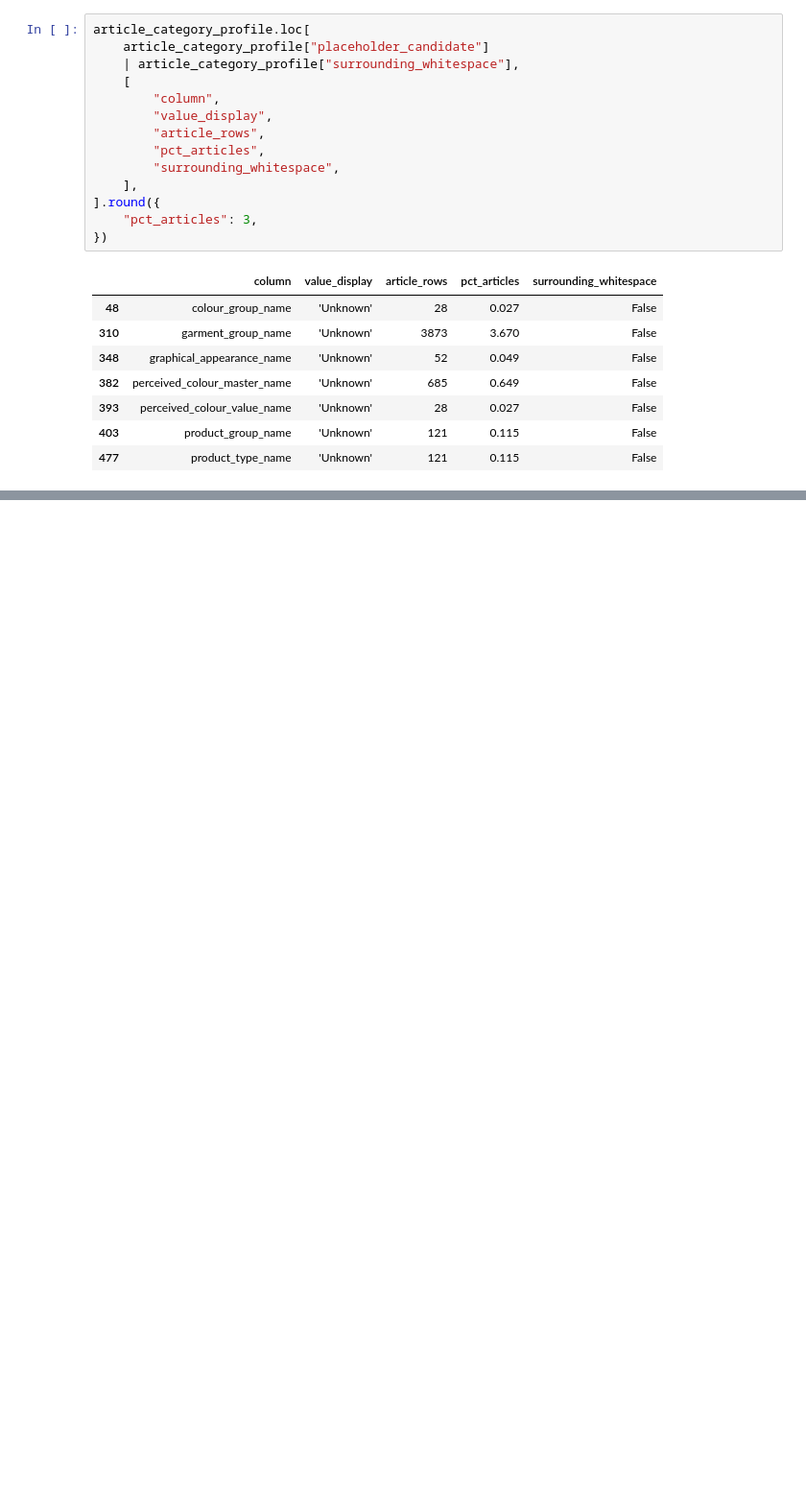
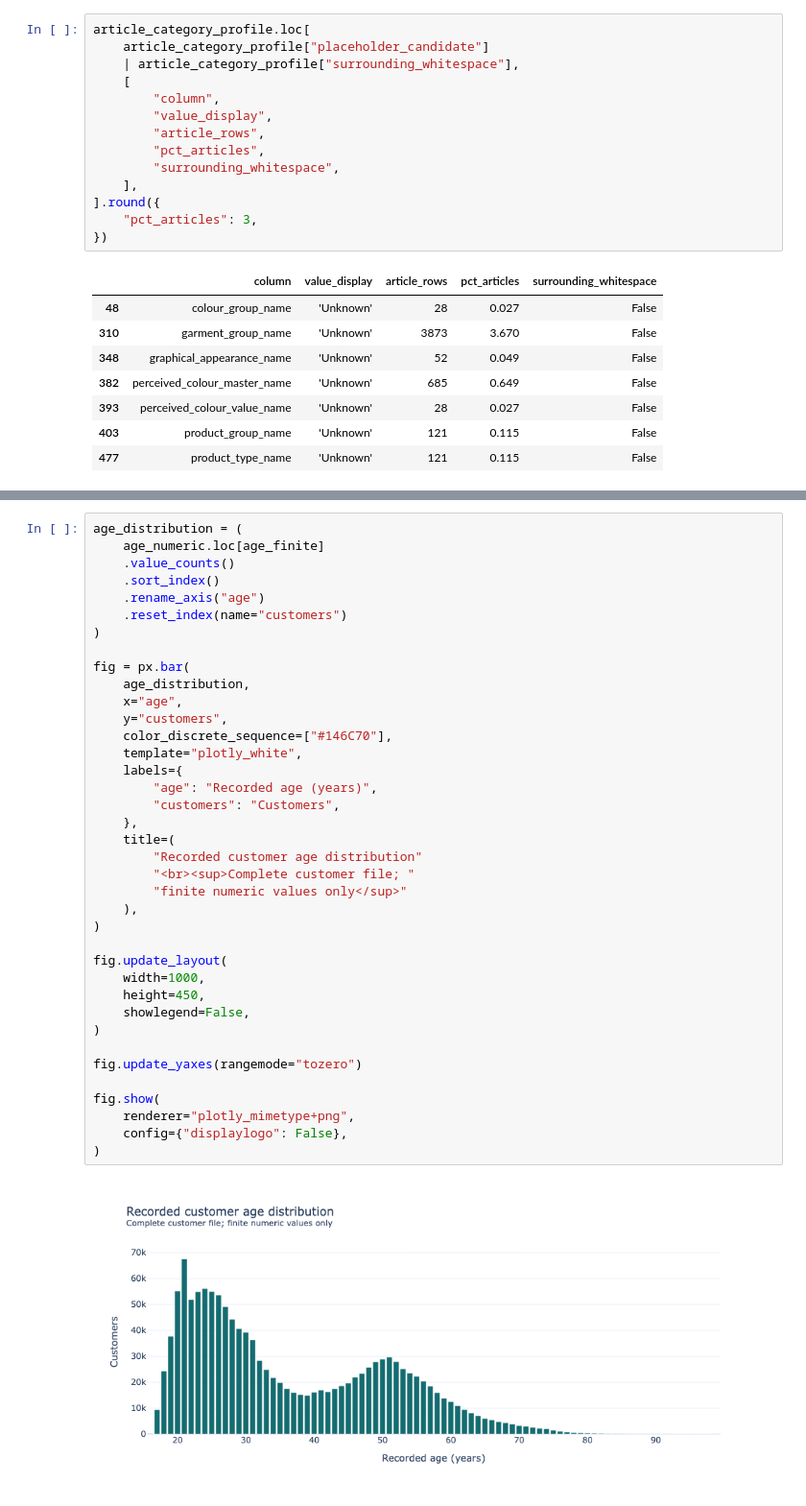
Before and after one commit to Songhai9/atelier-ai-project, a Jupyter notebook: notebooks/atelier_ai.ipynb, the cells around one changed output, grey strips where cells are left out. Shown at 96% size. Saved outputs shown, nothing was run; the diff lists cells and outputs as text; blank space fills up the shorter version.

```diff
--- a/notebooks/atelier_ai.ipynb
+++ b/notebooks/atelier_ai.ipynb
@@ -1231,0 +1362,40 @@ article_category_profile.loc[
+# %%
+age_distribution = (
+    age_numeric.loc[age_finite]
+    .value_counts()
+    .sort_index()
+    .rename_axis("age")
+    .reset_index(name="customers")
+)
+
+fig = px.bar(
+    age_distribution,
+    x="age",
+    y="customers",
+    color_discrete_sequence=["#146C70"],
+    template="plotly_white",
+    labels={
+        "age": "Recorded age (years)",
+        "customers": "Customers",
+    },
+    title=(
+        "Recorded customer age distribution"
+        "<br><sup>Complete customer file; "
+        "finite numeric values only</sup>"
+    ),
+)
+
+fig.update_layout(
+    width=1000,
+    height=450,
+    showlegend=False,
+)
+
+fig.update_yaxes(rangemode="tozero")
+
+fig.show(
+    renderer="plotly_mimetype+png",
+    config={"displaylogo": False},
+)
+# %% [output]
+[figure, added]
```
Also changed, not shown: parts of 23 cells of this notebook.
